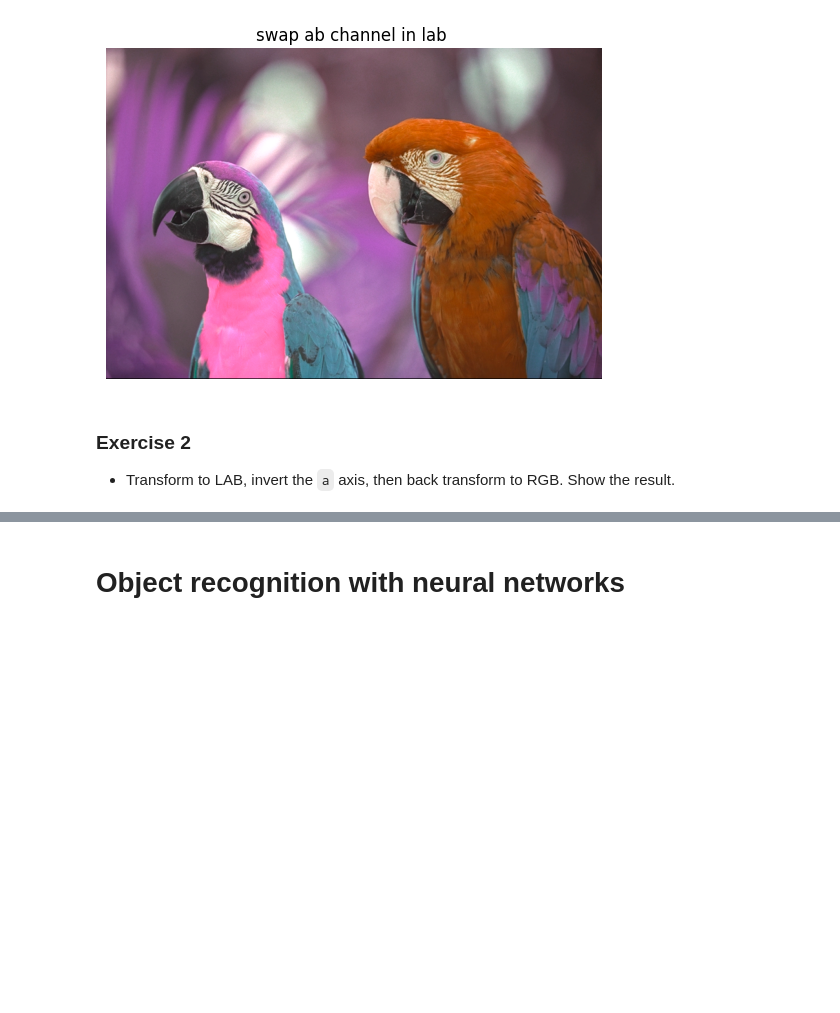
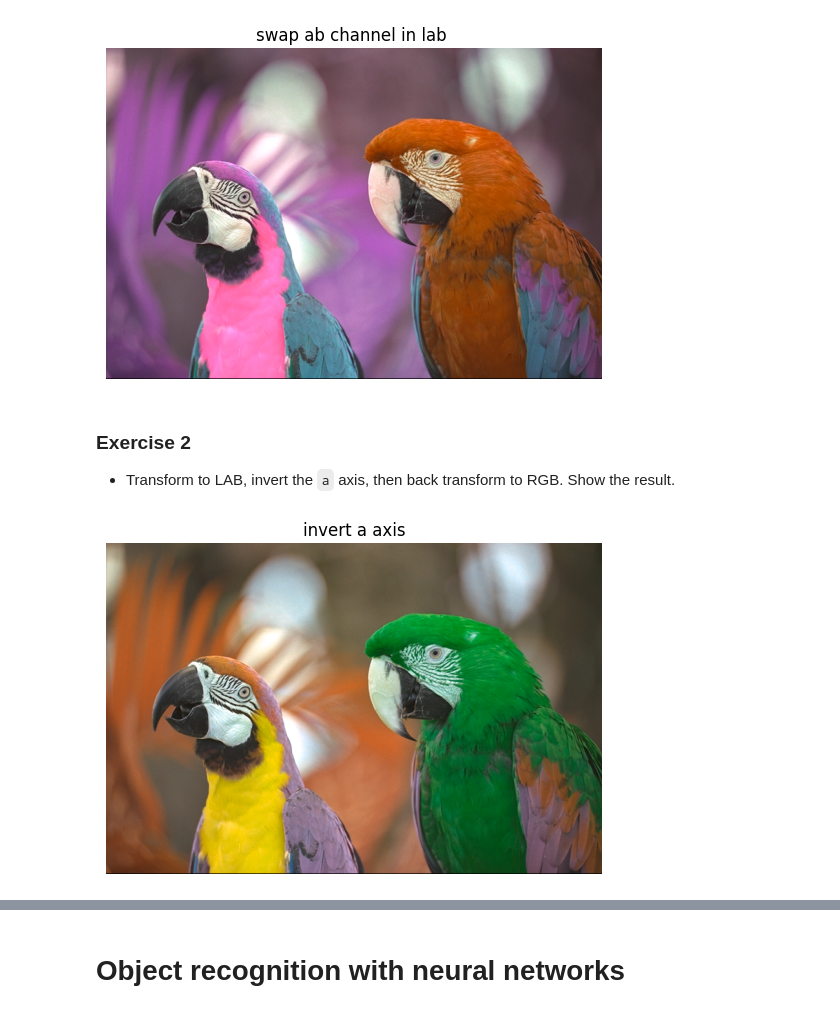
Before and after one commit to 1uoyuuu/COMP90086-CV, a Jupyter notebook: tutorial/week4/worksheet04.ipynb, the cells around one changed output, grey strips where cells are left out. Saved outputs shown, nothing was run; the diff lists cells and outputs as text; code cells hidden in the pictures; blank space fills up the shorter version.

```diff
--- a/tutorial/week4/worksheet04.ipynb
+++ b/tutorial/week4/worksheet04.ipynb
@@ -158,14 +239,27 @@ plt.show()
 # %% [markdown]
 ### Exercise 2
 - Transform to LAB, invert the `a` axis, then back transform to RGB. Show the result.
-# %%
-#your code
-rootpath = './'
-img = cv2.imread(os.path.join(rootpath, "kodim23.png"),cv2.IMREAD_UNCHANGED ) #BGR
-
-img_lab3 = cv2.cvtColor(img, cv2.COLOR_BGR2Lab)
-
-img_lab3[:,:,1] = 255 - img_lab3[:,:,1]
+# %%
+img_lab3 = cv2.cvtColor(img, cv2.COLOR_BGR2Lab)
+
+#invert a axis
+img_lab3[:,:,1]=-img_lab3[:,:,1]
+
+img_cvt2 = cv2.cvtColor(img_lab3, cv2.COLOR_Lab2BGR)
+
+#rearrange the channel for showing image
+img4 = np.zeros(img_cvt2.shape,np.uint8)
+img4[:,:,0] = img_cvt2[:,:,2] #red
+img4[:,:,1] = img_cvt2[:,:,1] #green
+img4[:,:,2] = img_cvt2[:,:,0] #blue
+
+plt.imshow(img4)
+plt.title('invert a axis')
+plt.axis('off')
+
+plt.show()
+# %% [output]
+[figure, added]
 # %% [markdown]
 ### Exercise 5
 
```
Also changed, not shown: parts of 28 cells of this notebook.
